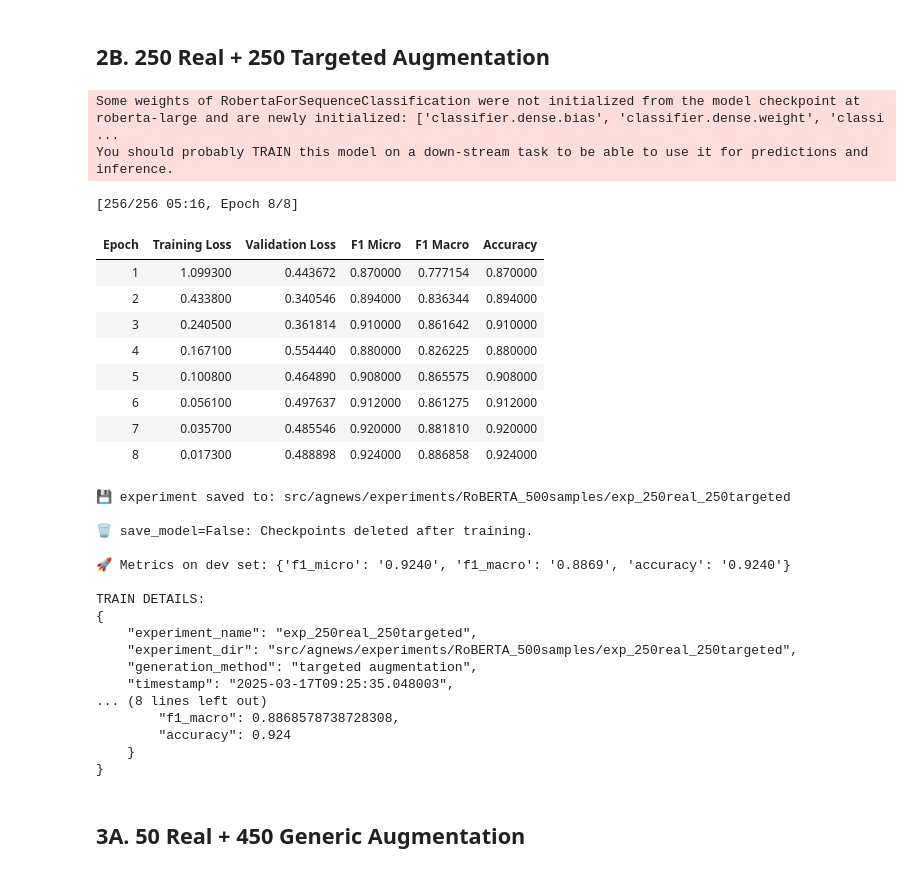
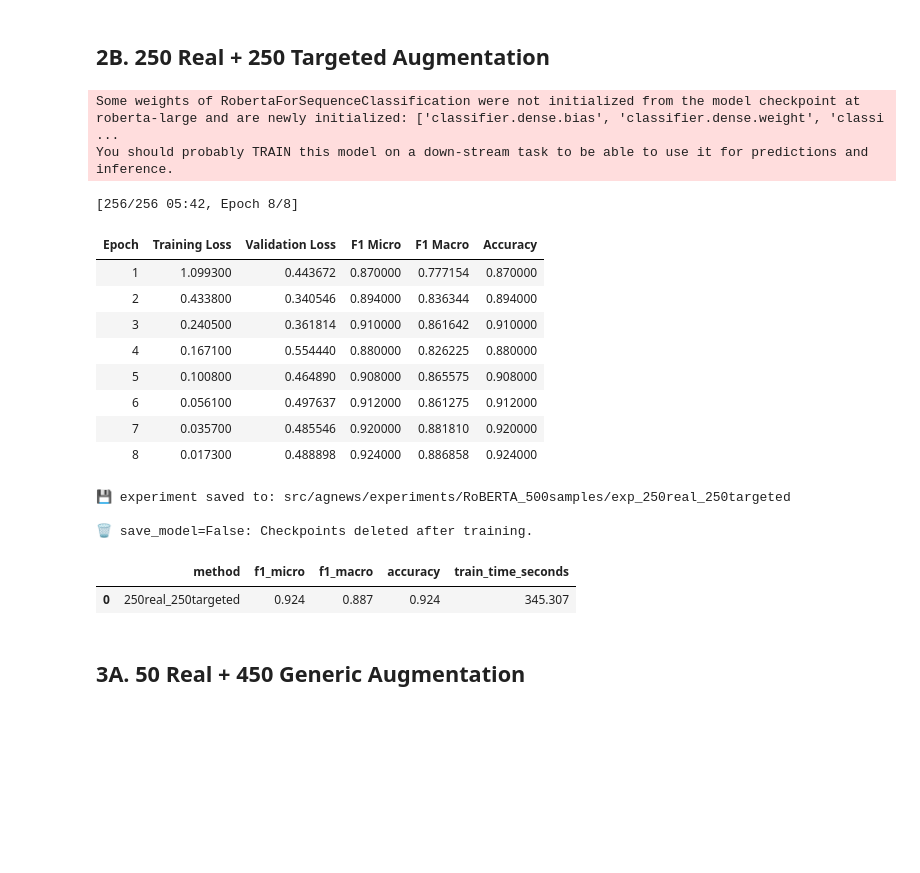
Before and after one commit to AlessandroGhiotto/thesis-nlp, a Jupyter notebook: src/agnews/run_multiclassRoBERTA_agnews.ipynb, the cells around one changed output. Drawn from its saved outputs; the diff is of its cells as text; code cells hidden in the pictures; blank space fills up the shorter version.

```diff
--- a/src/agnews/run_multiclassRoBERTA_agnews.ipynb
+++ b/src/agnews/run_multiclassRoBERTA_agnews.ipynb
@@ -163,54 +145,37 @@ TRAIN DETAILS:
 name = "exp_250real_250targeted"
 train_details = main_multiclassRoBERTA(
     real_df=real_train_df,
     synth_df=syn_targeted_df, # Targeted Augmentation
     dev_df=dev_df,
     synth_ratio=0.5, # 50% of the data is synthetic
     max_samples=500,
     epochs=8,
     batch_size=16,
     output_dir=os.path.join(FOLDER_DIR, name),
     log_dir=LOG_DIR,
     generation_method="targeted augmentation",
     save_model=False,
     save_dataset=False,
 )
-print("\nTRAIN DETAILS:")
-print(json.dumps(train_details, indent=4))
-
-res = train_details["metrics_dev"]
-res["method"] = name.replace("exp_", "")
-results.append(res)
+results.append(get_results(train_details))
 # %% [output]
 Some weights of RobertaForSequenceClassification were not initialized from the model checkpoint at roberta-large and are newly initialized: ['classifier.dense.bias', 'classifier.dense.weight', 'classi ...
 You should probably TRAIN this model on a down-stream task to be able to use it for predictions and inference.
-[256/256 05:16, Epoch 8/8]
+[256/256 05:42, Epoch 8/8]
 | Epoch | Training Loss | Validation Loss | F1 Micro | F1 Macro | Accuracy |
 | 1 | 1.099300 | 0.443672 | 0.870000 | 0.777154 | 0.870000 |
 | 2 | 0.433800 | 0.340546 | 0.894000 | 0.836344 | 0.894000 |
 | 3 | 0.240500 | 0.361814 | 0.910000 | 0.861642 | 0.910000 |
 | 4 | 0.167100 | 0.554440 | 0.880000 | 0.826225 | 0.880000 |
 | 5 | 0.100800 | 0.464890 | 0.908000 | 0.865575 | 0.908000 |
 | 6 | 0.056100 | 0.497637 | 0.912000 | 0.861275 | 0.912000 |
 | 7 | 0.035700 | 0.485546 | 0.920000 | 0.881810 | 0.920000 |
 | 8 | 0.017300 | 0.488898 | 0.924000 | 0.886858 | 0.924000 |
 💾 experiment saved to: src/agnews/experiments/RoBERTA_500samples/exp_250real_250targeted
 
 🗑️ save_model=False: Checkpoints deleted after training.
-
-🚀 Metrics on dev set: {'f1_micro': '0.9240', 'f1_macro': '0.8869', 'accuracy': '0.9240'}
-
-TRAIN DETAILS:
-{
-    "experiment_name": "exp_250real_250targeted",
-    "experiment_dir": "src/agnews/experiments/RoBERTA_500samples/exp_250real_250targeted",
-    "generation_method": "targeted augmentation",
-    "timestamp": "2025-03-17T09:25:35.048003",
-... (8 lines left out)
-        "f1_macro": 0.8868578738728308,
-        "accuracy": 0.924
-    }
-}
+|  | method | f1_micro | f1_macro | accuracy | train_time_seconds |
+| 0 | 250real_250targeted | 0.924 | 0.887 | 0.924 | 345.307 |
 # %% [markdown]
 ## 3A. 50 Real + 450 Generic Augmentation
 # %%
```
Also changed, not shown: parts of 11 cells of this notebook, 17 other files.
